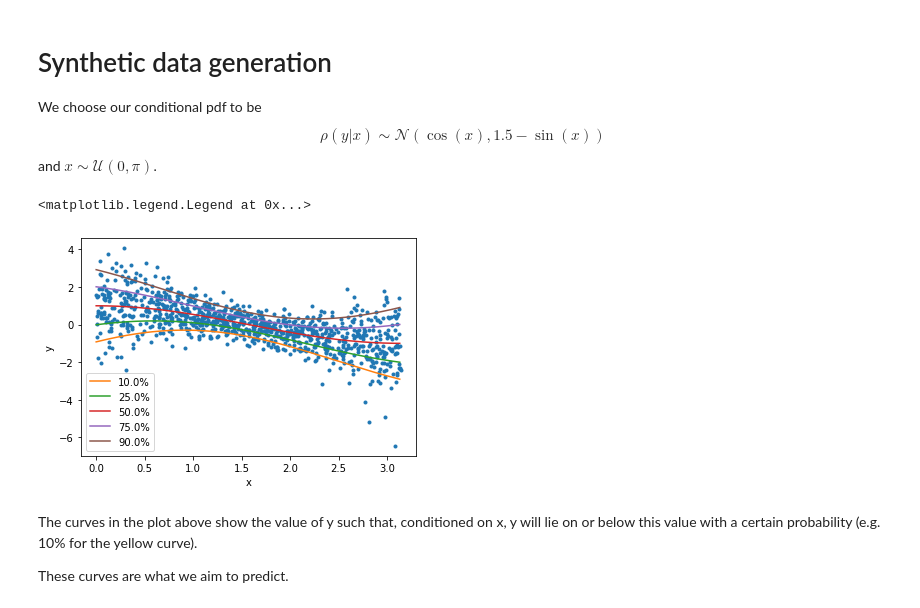
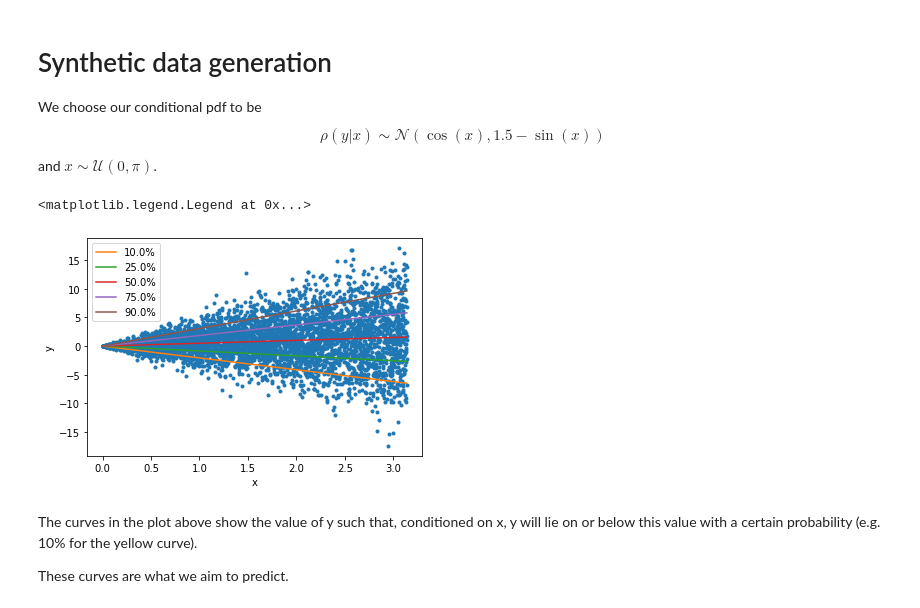
Before and after one commit to harrybraviner/neural_cdf, a Jupyter notebook: basic_example.ipynb, the cells around one changed output. Saved outputs shown, nothing was run; the diff lists cells and outputs as text; code cells hidden in the pictures.

Commit message:
Changed to a synthetic example that works better

```diff
--- a/basic_example.ipynb
+++ b/basic_example.ipynb
@@ -19,28 +19,30 @@ def generate_synthetic_data(rng, n_points):
 
     x_vals = rng.uniform(low=0.0, high=np.pi, size=n_points)
 
-    y_vals = np.cos(x_vals) + (1.5 - np.sin(x_vals)) * rng.normal(loc=0.0, scale=1.0, size=n_points)
+    #y_vals = np.cos(x_vals) + (1.5 - np.sin(x_vals)) * rng.normal(loc=0.0, scale=1.0, size=n_points)
+    y_vals = 0.5*x_vals + 2.0*x_vals * rng.normal(loc=0.0, scale=1.0, size=n_points)
 
     return x_vals, y_vals
 # %%
 def get_conditional_ppf(x_vals, quantile, h=0.01):
     x_vals = np.arange(start=x_vals.min(), stop=x_vals.max(), step=h)
-    ppf_vals = np.cos(x_vals) + (1.5 - np.sin(x_vals)) * scipy.stats.norm.ppf(quantile)
+    #ppf_vals = np.cos(x_vals) + (1.5 - np.sin(x_vals)) * scipy.stats.norm.ppf(quantile)
+    ppf_vals = 0.5*x_vals + 2.0 * x_vals * scipy.stats.norm.ppf(quantile)
     return x_vals, ppf_vals
 # %%
-dataset = generate_synthetic_data(np.random.RandomState(123), 1000)
+dataset = generate_synthetic_data(np.random.RandomState(123), 5000)
 
 plt.plot(dataset[0], dataset[1], '.')
 plt.xlabel('x')
 plt.ylabel('y')
 
 for q in [0.1, 0.25, 0.5, 0.75, 0.9]:
     x, y = get_conditional_ppf(dataset[0], q)
     plt.plot(x, y, label=f'{100.0*q}%')
 plt.legend()
 # %% [output]
 <matplotlib.legend.Legend at 0x...>
-[figure, old version]
+[figure, new version]
 # %% [markdown]
 The curves in the plot above show the value of y such that, conditioned on x, y will lie on or below this value with a certain probability (e.g. 10% for the yellow curve).
 
```
Also changed, not shown: parts of 3 cells of this notebook.
